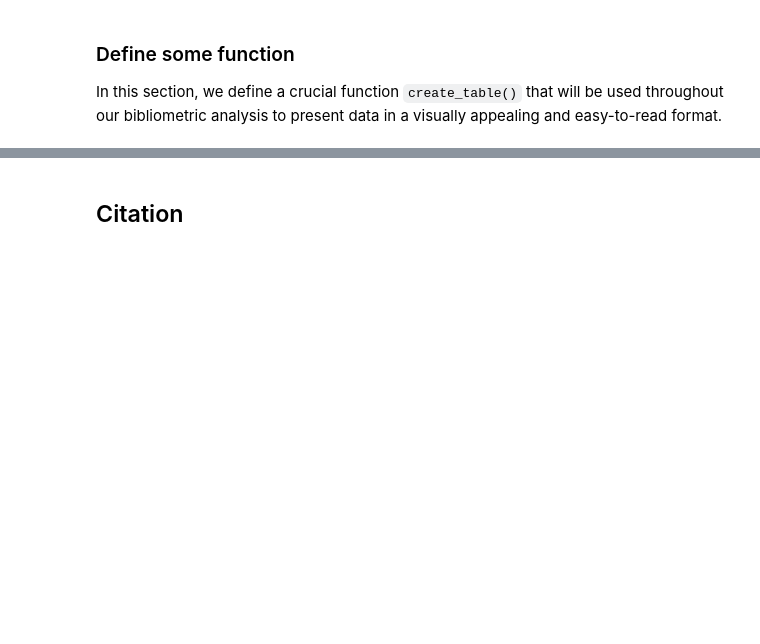
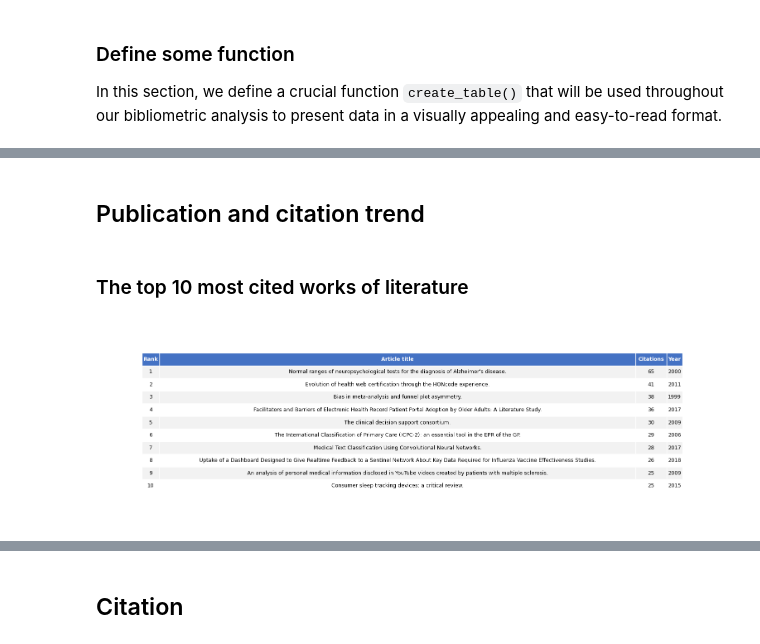
Before and after one commit to EhsanBitaraf/ai-powered-affiliation-extraction, a Jupyter notebook: bibliometric-analysis.ipynb, the cells around one changed output, grey strips where cells are left out. Cells and saved outputs as stored; diff of their text form; code cells hidden in the pictures; blank space fills up the shorter version.

```diff
--- a/bibliometric-analysis.ipynb
+++ b/bibliometric-analysis.ipynb
@@ -107 +184,48 @@ def create_table(ax, data, title):
+# %% [markdown]
+## Publication and citation trend
+# %% [markdown]
+### The top 10 most cited works of literature
+# %%
+import matplotlib.pyplot as plt
+import pandas as pd
+
+# Assuming df is your DataFrame
+top_most_cited_df = df.sort_values('citation_count', ascending=False).reset_index(drop=True)
+top_most_cited_df['Rank'] = top_most_cited_df.index + 1
+
+top_most_cited_df = top_most_cited_df.head(10)
+
+data = top_most_cited_df[['Rank', 'title', 'citation_count',  'year']]
+data.columns = ['Rank', 'Article title', 'Citations',  'Year']
+
+fig, ax = plt.subplots(figsize=(16, 5))
+ax.axis('off')
+
+table = ax.table(cellText=data.values,
+                 colLabels=data.columns,
+                 cellLoc='center',
+                 loc='center')
+
+table.auto_set_font_size(False)
+table.set_fontsize(9)
+table.scale(1, 1.5)
+
+for k, cell in table._cells.items():
+    cell.set_edgecolor('w')
+    if k[0] == 0:
+        cell.set_facecolor('#4472C4')
+        cell.set_text_props(weight='bold', color='w')
+    elif k[0] % 2 == 1:
+        cell.set_facecolor('#F2F2F2')
+    else:
+        cell.set_facecolor('w')
+
+table.auto_set_column_width(col=list(range(len(data.columns))))
+
+plt.tight_layout()
+if save_mode:
+    plt.savefig(OUTPUT_DIR  / "top_most_cited_article.png")
+plt.show()
+# %% [output]
+[figure, added]
 # %% [markdown]
```
Also changed, not shown: parts of 19 cells of this notebook, 35 other files.
